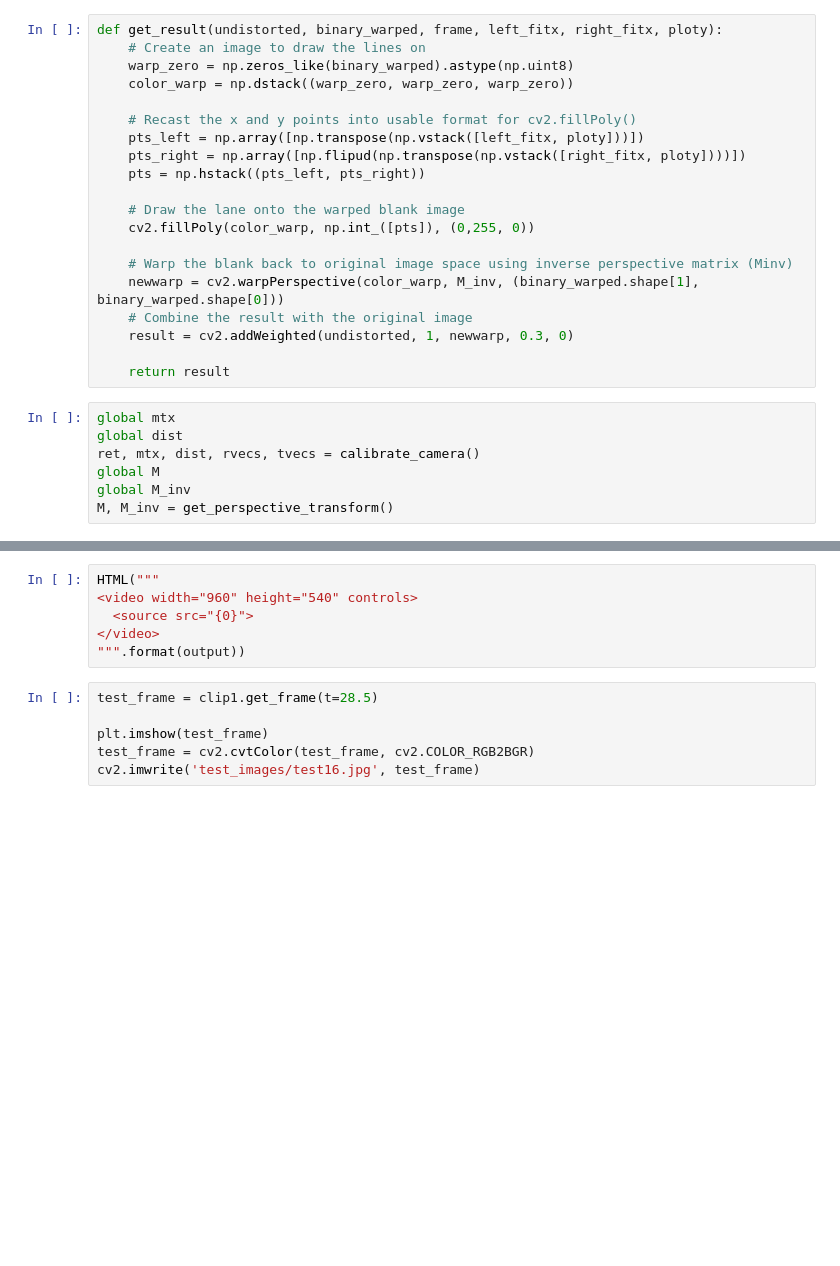
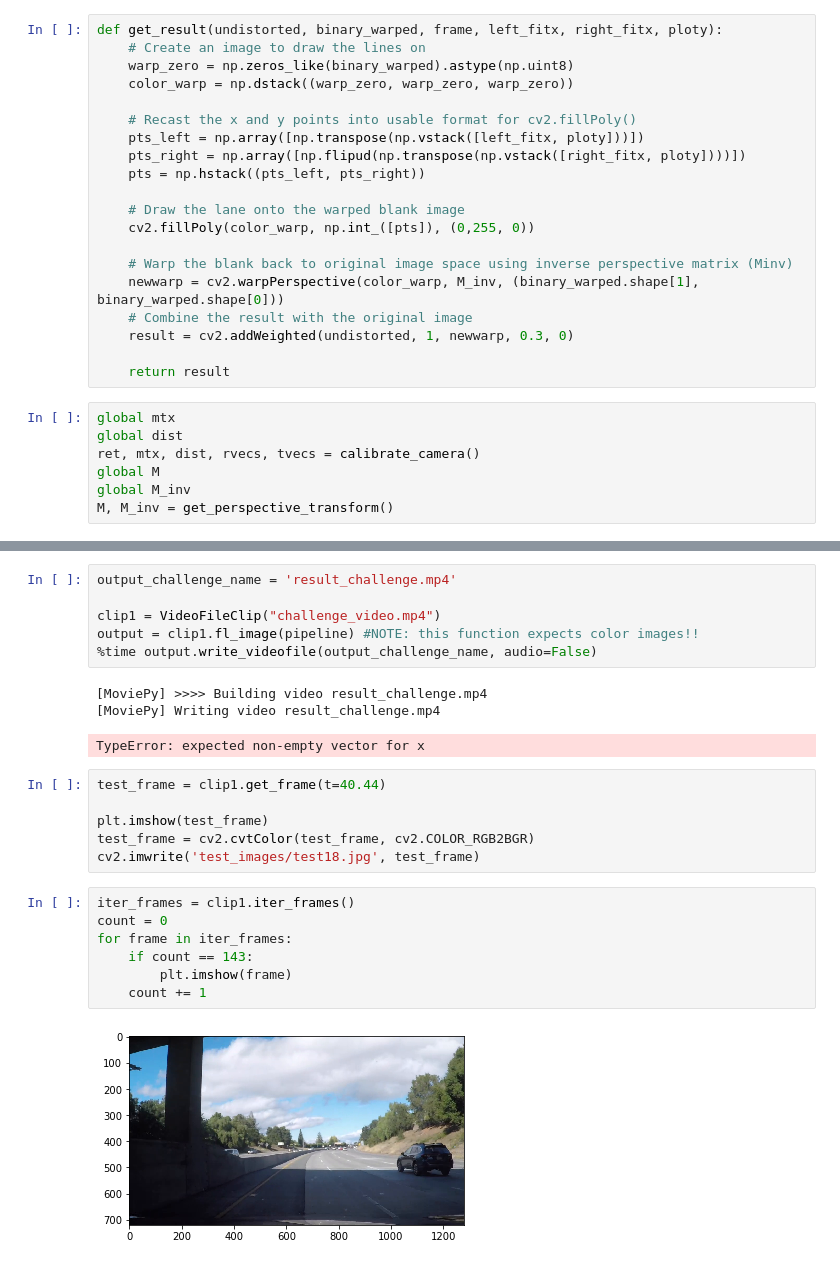
Before and after one commit to rubiruchi/SDND-Advanced_Lane_Finding, a Jupyter notebook: P4_version_1.ipynb, the cells around one changed output, grey strips where cells are left out. Saved outputs shown, nothing was run; the diff lists cells and outputs as text; blank space fills up the shorter version.

```diff
--- a/P4_version_1.ipynb
+++ b/P4_version_1.ipynb
@@ -403,12 +421,25 @@ output = clip1.fl_image(pipeline) #NOTE: this function expects color images!!
-# %%
-HTML("""
-<video width="960" height="540" controls>
-  <source src="{0}">
-</video>
-""".format(output))
+# %%
+output_challenge_name = 'result_challenge.mp4'
+
+clip1 = VideoFileClip("challenge_video.mp4")
+output = clip1.fl_image(pipeline) #NOTE: this function expects color images!!
+%time output.write_videofile(output_challenge_name, audio=False)
+# %% [output]
+[MoviePy] >>>> Building video result_challenge.mp4
+[MoviePy] Writing video result_challenge.mp4
+TypeError: expected non-empty vector for x
 # %%
-test_frame = clip1.get_frame(t=28.5)
+test_frame = clip1.get_frame(t=40.44)
 
 plt.imshow(test_frame)
 test_frame = cv2.cvtColor(test_frame, cv2.COLOR_RGB2BGR)
-cv2.imwrite('test_images/test16.jpg', test_frame)
+cv2.imwrite('test_images/test18.jpg', test_frame)
+# %%
+iter_frames = clip1.iter_frames()
+count = 0
+for frame in iter_frames:
+    if count == 143:
+        plt.imshow(frame)
+    count += 1
+# %% [output]
+[figure, added]
```
Also changed, not shown: parts of 5 cells of this notebook, 4 other files.
